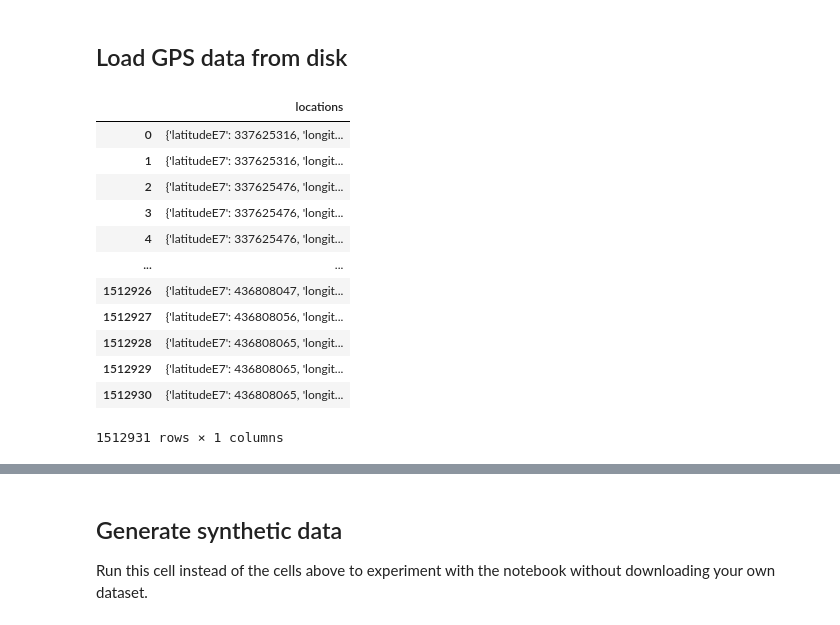
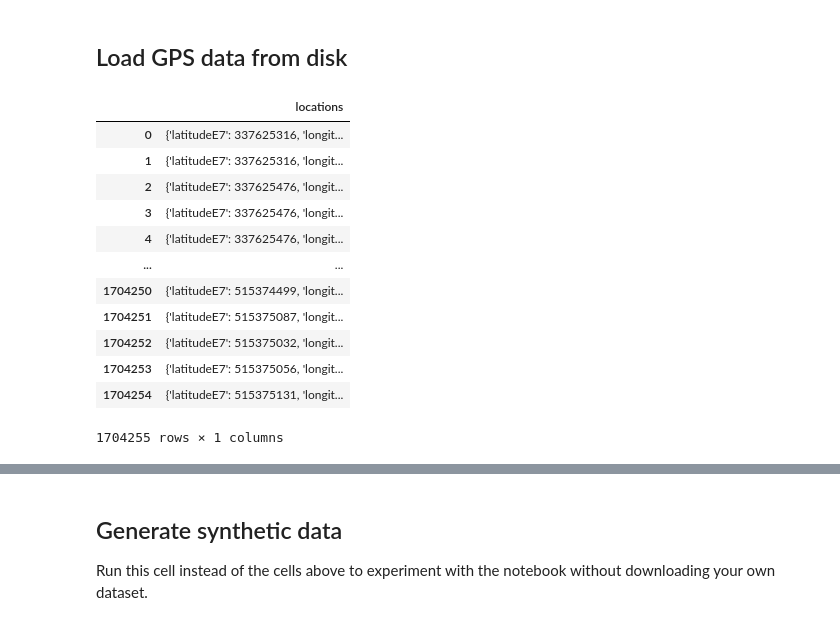
Before and after one commit to jscholz/gps_border_crossing, a Jupyter notebook: location_analyzer.ipynb, the cells around one changed output, grey strips where cells are left out. Cells and saved outputs as stored; diff of their text form; code cells hidden in the pictures.

```diff
--- a/location_analyzer.ipynb
+++ b/location_analyzer.ipynb
@@ -39,23 +38,23 @@ from mpl_toolkits.basemap import Basemap
 ## Load GPS data from disk
 # %%
 # @title Load data
-gps_filename = 'Records.json'
+gps_filename = 'data/Records.json'
 df_gps = pd.read_json(gps_filename)
 df_gps
 # %% [output]
 |  | locations |
 | 0 | {'latitudeE7': 337625316, 'longit... |
 | 1 | {'latitudeE7': 337625316, 'longit... |
 | 2 | {'latitudeE7': 337625476, 'longit... |
 | 3 | {'latitudeE7': 337625476, 'longit... |
 | 4 | {'latitudeE7': 337625476, 'longit... |
 | ... | ... |
-| 1512926 | {'latitudeE7': 436808047, 'longit... |
-| 1512927 | {'latitudeE7': 436808056, 'longit... |
-| 1512928 | {'latitudeE7': 436808065, 'longit... |
-| 1512929 | {'latitudeE7': 436808065, 'longit... |
-| 1512930 | {'latitudeE7': 436808065, 'longit... |
+| 1704250 | {'latitudeE7': 515374499, 'longit... |
+| 1704251 | {'latitudeE7': 515375087, 'longit... |
+| 1704252 | {'latitudeE7': 515375032, 'longit... |
+| 1704253 | {'latitudeE7': 515375056, 'longit... |
+| 1704254 | {'latitudeE7': 515375131, 'longit... |
-1512931 rows × 1 columns
+1704255 rows × 1 columns
 # %%
 # parse lat, lon, and timestamp from the dict inside the locations column
 df_gps['lat'] = df_gps['locations'].map(lambda x: x['latitudeE7'])
```
Also changed, not shown: parts of 16 cells of this notebook.
